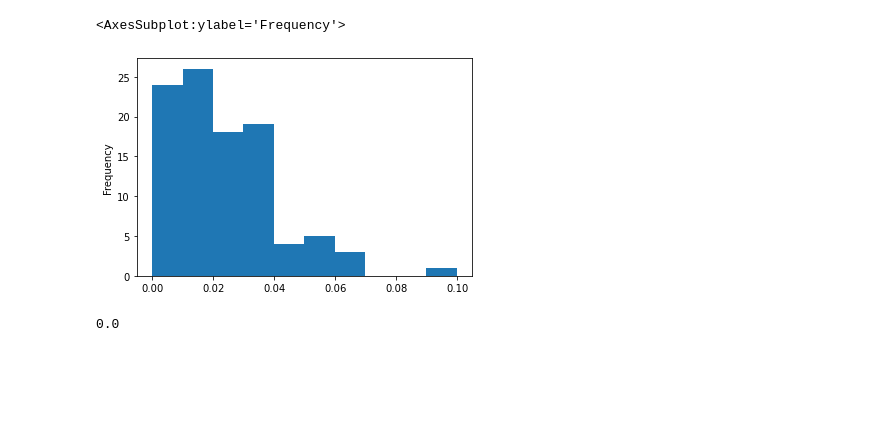
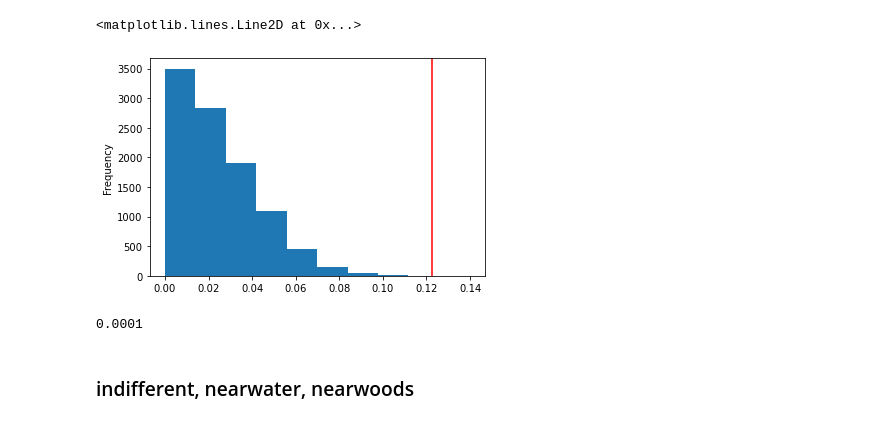
Before and after one commit to c6shi/nyc-squirrels, a Jupyter notebook: statistical tests.ipynb, the cells around one changed output. Drawn from its saved outputs; the diff is of its cells as text; code cells hidden in the pictures; blank space fills up the shorter version.

```diff
--- a/statistical tests.ipynb
+++ b/statistical tests.ipynb
@@ -62,7 +87,7 @@ shuffled_stat
 # %%
 stats = np.array([])
 
-for i in range(100):
+for i in range(10000):
     shuffled = indifferent['indifferent'].sample(frac=1).reset_index(drop=True)
     shuffled_df = indifferent.assign(**{'shuffled indifferent': shuffled})
     shuffled_grouped = shuffled_df.groupby('shuffled indifferent').sum()
@@ -71,10 +96,13 @@ for i in range(100):
     stats = np.append(stats, shuffled_stat)
 # %%
 pd.Series(stats).plot(kind='hist')
+plt.axvline(observed_stat, color = 'red')
 # %% [output]
-<AxesSubplot:ylabel='Frequency'>
+<matplotlib.lines.Line2D at 0x...>
-[figure, old version]
+[figure, new version]
 # %%
 np.mean(stats >= observed_stat)
 # %% [output]
-0.0
+0.0001
+# %% [markdown]
+### indifferent, nearwater, nearwoods
```
Also changed, not shown: parts of 18 cells of this notebook, 2 other files.
